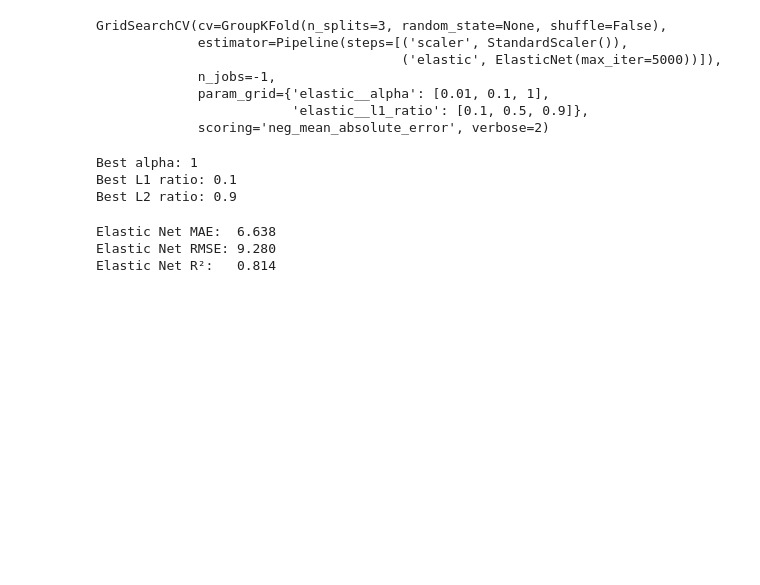
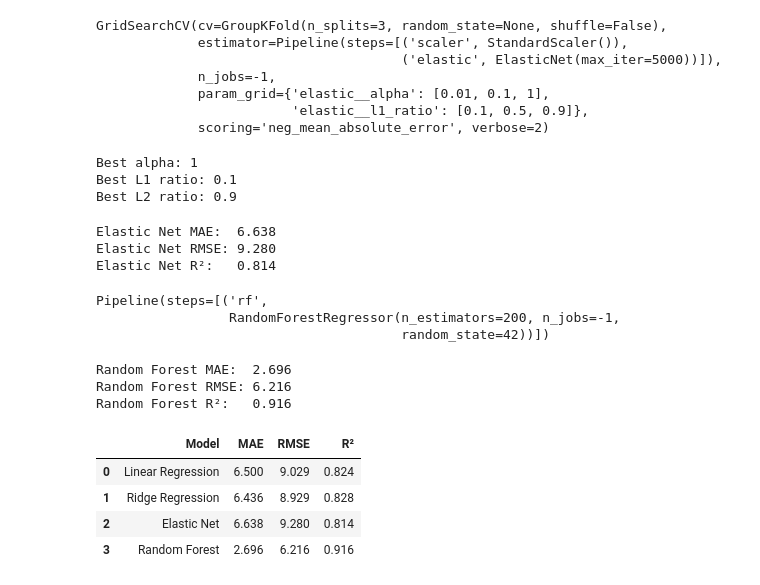
Before and after one commit to AmitDiggavi/CT-Scan, a Jupyter notebook: scan.ipynb, the cells around one changed output. Cells and saved outputs as stored; diff of their text form; code cells hidden in the pictures; blank space fills up the shorter version.

Commit message:
Added Random Forest and comparison table

```diff
--- a/scan.ipynb
+++ b/scan.ipynb
@@ -763,3 +763,72 @@ print(f"Elastic Net R²:   {elastic_r2:.3f}")
 Elastic Net MAE:  6.638
 Elastic Net RMSE: 9.280
 Elastic Net R²:   0.814
+# %%
+from sklearn.pipeline import Pipeline
+from sklearn.ensemble import RandomForestRegressor
+
+rf_pipeline = Pipeline([
+    ("rf", RandomForestRegressor(
+        n_estimators=200,
+        random_state=42,
+        n_jobs=-1
+    ))
+])
+
+rf_pipeline.fit(X_train, y_train)
+# %% [output]
+Pipeline(steps=[('rf',
+                 RandomForestRegressor(n_estimators=200, n_jobs=-1,
+                                       random_state=42))])
+# %%
+rf_pred = rf_pipeline.predict(X_test)
+rf_mae = mean_absolute_error(y_test, rf_pred)
+
+rf_rmse = np.sqrt(
+    mean_squared_error(y_test, rf_pred)
+)
+
+rf_r2 = r2_score(y_test, rf_pred)
+
+print(f"Random Forest MAE:  {rf_mae:.3f}")
+print(f"Random Forest RMSE: {rf_rmse:.3f}")
+print(f"Random Forest R²:   {rf_r2:.3f}")
+# %% [output]
+Random Forest MAE:  2.696
+Random Forest RMSE: 6.216
+Random Forest R²:   0.916
+# %%
+results = pd.DataFrame({
+    "Model": [
+        "Linear Regression",
+        "Ridge Regression",
+        "Elastic Net",
+        "Random Forest"
+    ],
+    "MAE": [
+        linear_mae,
+        ridge_mae,
+        elastic_mae,
+        rf_mae
+    ],
+    "RMSE": [
+        linear_rmse,
+        ridge_rmse,
+        elastic_rmse,
+        rf_rmse
+    ],
+    "R²": [
+        linear_r2,
+        ridge_r2,
+        elastic_r2,
+        rf_r2
+    ]
+})
+
+results.round(3)
+# %% [output]
+|  | Model | MAE | RMSE | R² |
+| 0 | Linear Regression | 6.500 | 9.029 | 0.824 |
+| 1 | Ridge Regression | 6.436 | 8.929 | 0.828 |
+| 2 | Elastic Net | 6.638 | 9.280 | 0.814 |
+| 3 | Random Forest | 2.696 | 6.216 | 0.916 |
```
